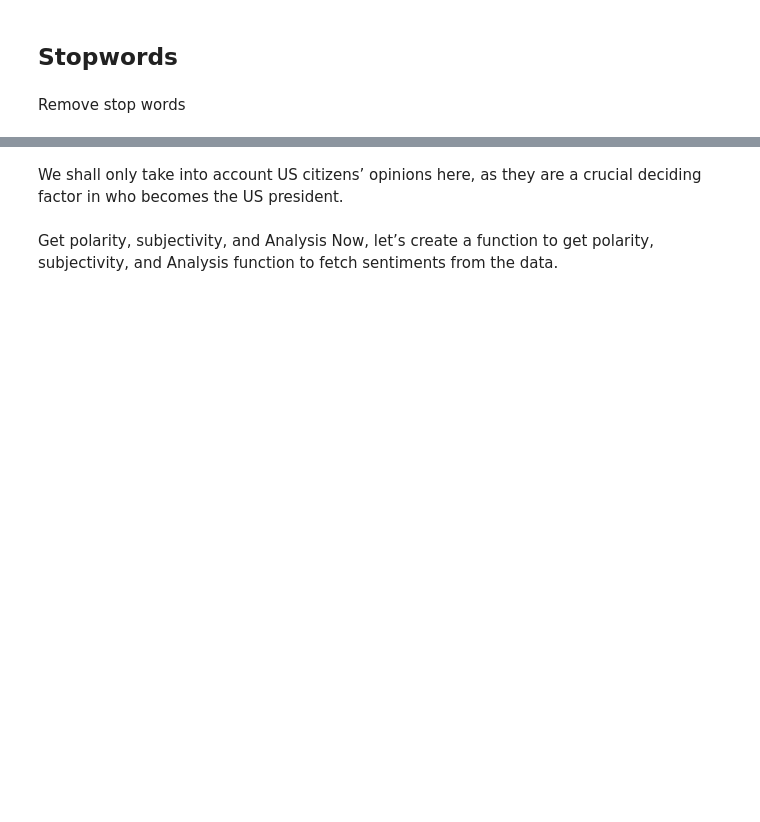
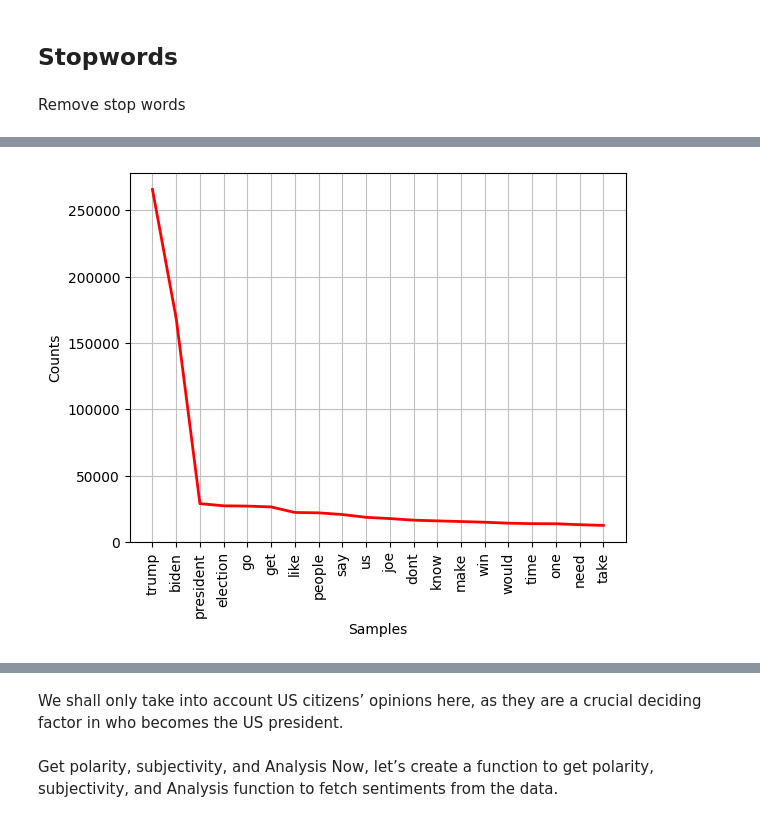
Before and after one commit to dolpolo/Python_project, a Jupyter notebook: Sentiment_Biden_vs_Trump.ipynb, the cells around one changed output, grey strips where cells are left out. Saved outputs shown, nothing was run; the diff lists cells and outputs as text; code cells hidden in the pictures; blank space fills up the shorter version.

```diff
--- a/Sentiment_Biden_vs_Trump.ipynb
+++ b/Sentiment_Biden_vs_Trump.ipynb
@@ -205,0 +363,23 @@ Filtered Sentence: ['elecciones2020', 'en', 'florida', 'joebiden', 'dice', 'que'
+# %%
+def nltk_tag_to_wordnet_tag(nltk_tag):
+    if nltk_tag.startswith('J'):
+        return wordnet.ADJ
+    elif nltk_tag.startswith('V'):
+        return wordnet.VERB
+    elif nltk_tag.startswith('N'):
+        return wordnet.NOUN
+    elif nltk_tag.startswith('R'):
+        return wordnet.ADV
+    else:
+        return None
+# %%
+tagged_words = map(lambda x: (x[0], nltk_tag_to_wordnet_tag(x[1])), tagged_words)
+# %%
+lem_words=[]
+for word, tag in tagged_words:
+        if tag is None:
+            #if there is no available tag, append the token as it is
+            lem_words.append(word)
+        else:
+            #else use the tag to lemmatize the token
+            lem_words.append(lem.lemmatize(word, tag))
@@ -205,0 +392,3 @@ Filtered Sentence: ['elecciones2020', 'en', 'florida', 'joebiden', 'dice', 'que'
+# %%
+from nltk.probability import FreqDist
+fdist = FreqDist(lem_words)
@@ -205,0 +409,5 @@ Filtered Sentence: ['elecciones2020', 'en', 'florida', 'joebiden', 'dice', 'que'
+# %%
+fdist.plot(20,cumulative=False, color='red')
+plt.show()
+# %% [output]
+[figure, added]
```
Also changed, not shown: parts of 54 cells of this notebook, 3 other files.
